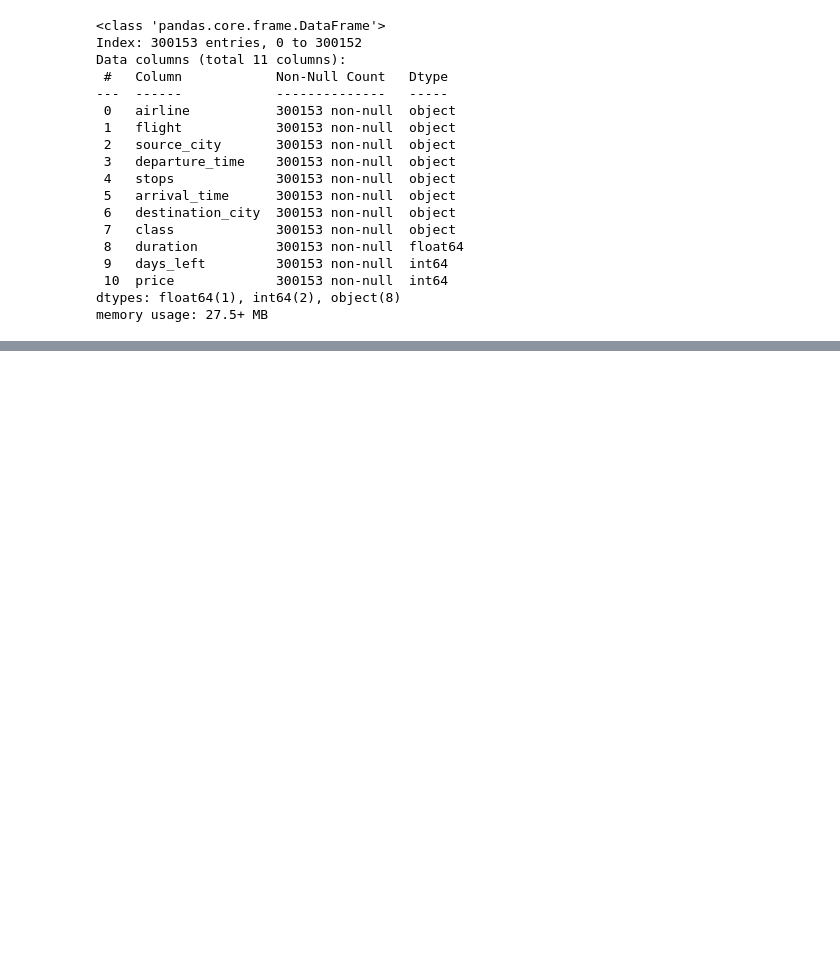
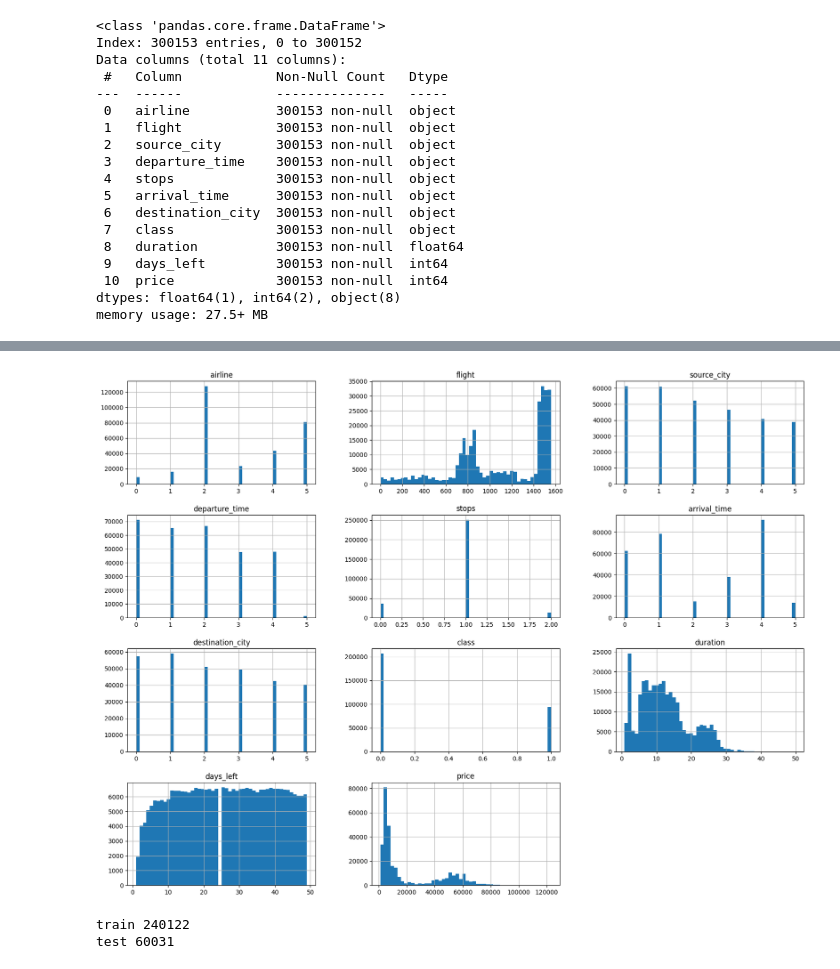
Before and after one commit to Harshvardhan1407/Machine_Learning, a Jupyter notebook: regression.ipynb, the cells around one changed output, grey strips where cells are left out. Cells and saved outputs as stored; diff of their text form; code cells hidden in the pictures; blank space fills up the shorter version.

```diff
--- a/regression.ipynb
+++ b/regression.ipynb
@@ -192,0 +183,12 @@ data_encoded
+# %%
+df.hist(bins=50, figsize=(20,15))
+plt.show()
+# %% [output]
+[figure, added]
+# %%
+train_set, test_set = train_test_split(df, test_size=0.2, random_state=42)
+print("train",len(train_set))
+print("test",len(test_set))
+# %% [output]
+train 240122
+test 60031
```
Also changed, not shown: parts of 42 cells of this notebook, 2 other files.
